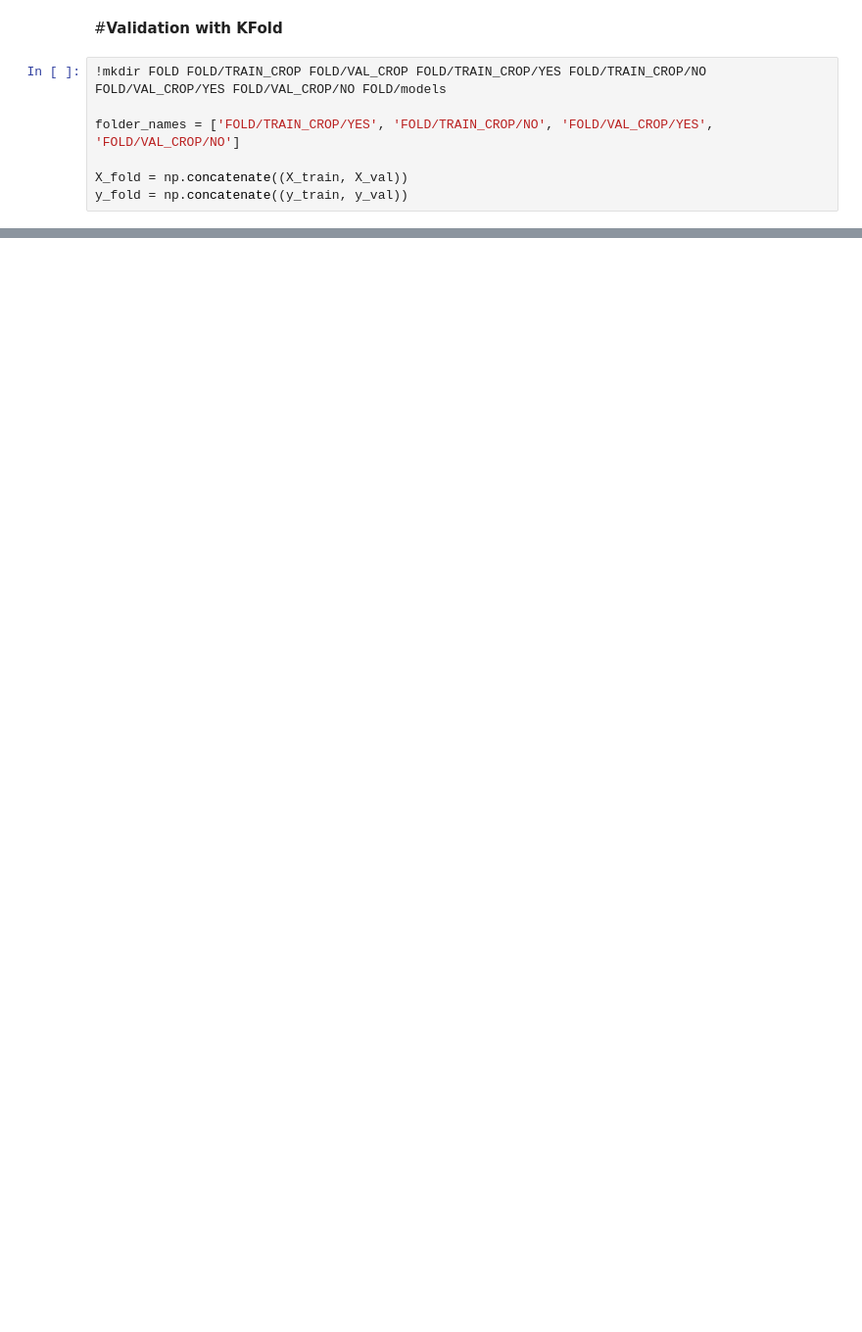
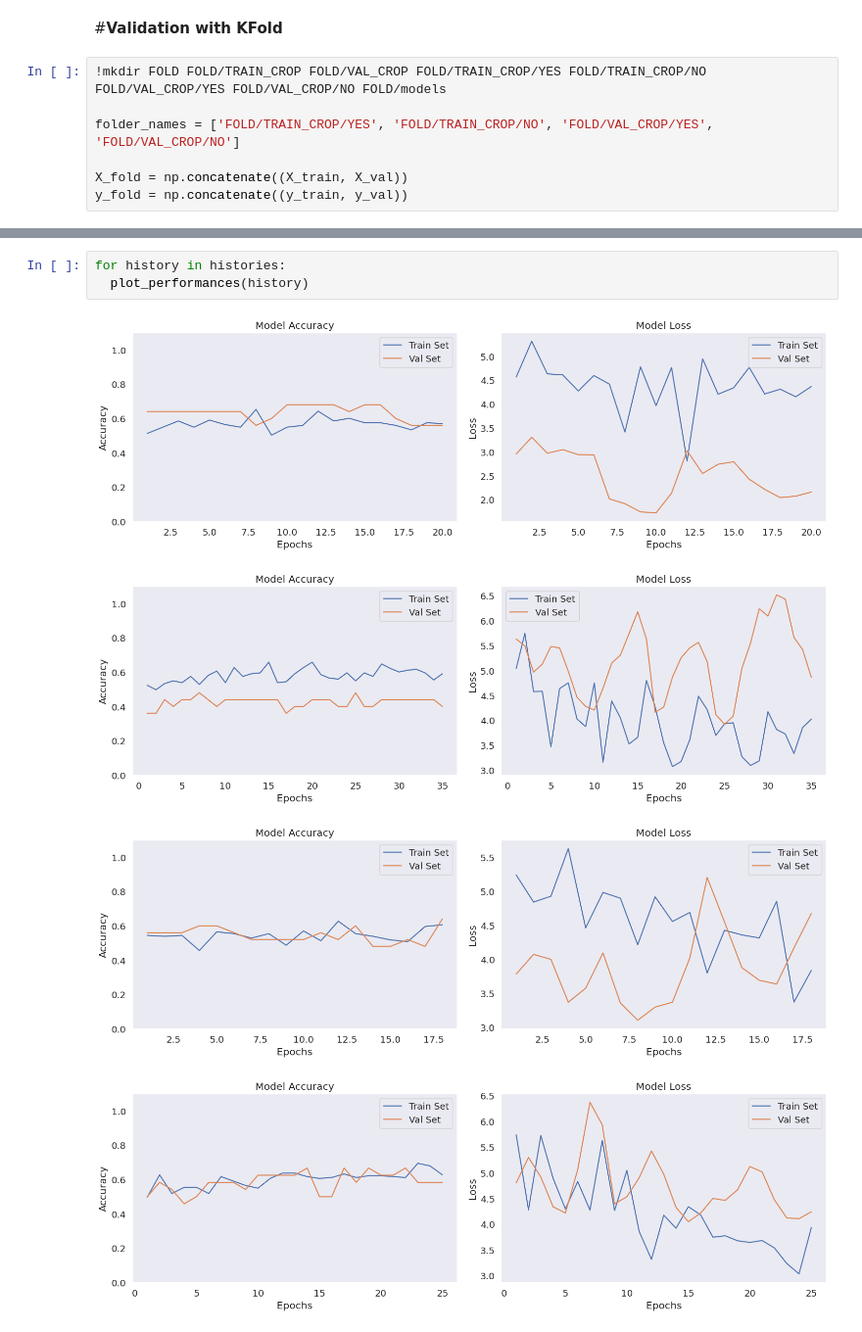
Before and after one commit to gqkd/MRI_Brain_Tumor_Detection, a Jupyter notebook: Brain_Tumor_Detection.ipynb, the cells around one changed output, grey strips where cells are left out. Shown at 98% size. Drawn from its saved outputs; the diff is of its cells as text; blank space fills up the shorter version.

```diff
--- a/Brain_Tumor_Detection.ipynb
+++ b/Brain_Tumor_Detection.ipynb
@@ -1228,0 +1320,8 @@ Test Accuracy = 0.80
+# %%
+for history in histories:
+  plot_performances(history)
+# %% [output]
+[figure, added]
+[figure, added]
+[figure, added]
+[figure, added]
```
Also changed, not shown: parts of 17 cells of this notebook.
